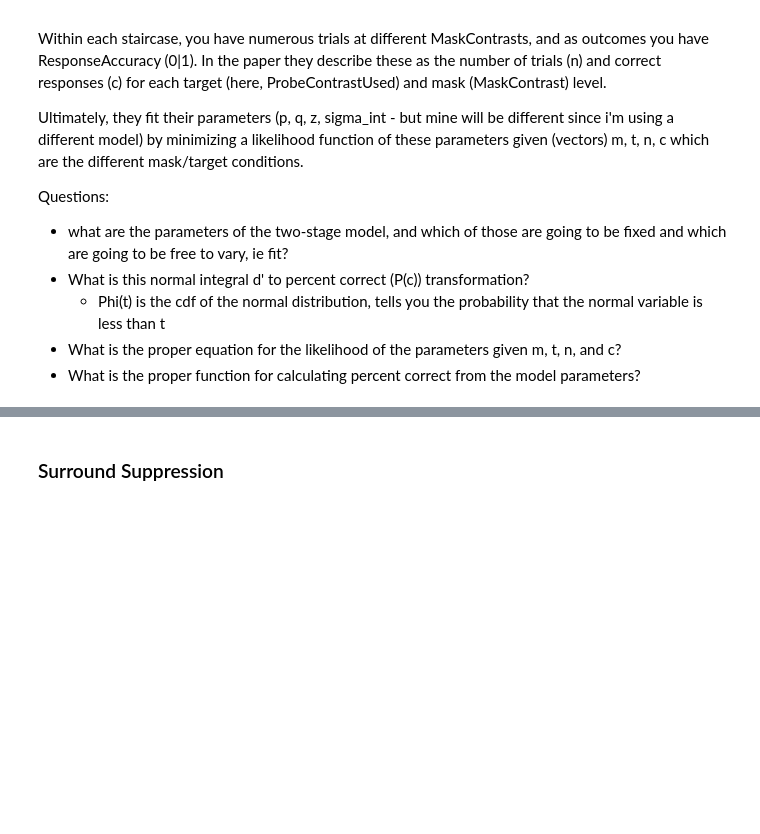
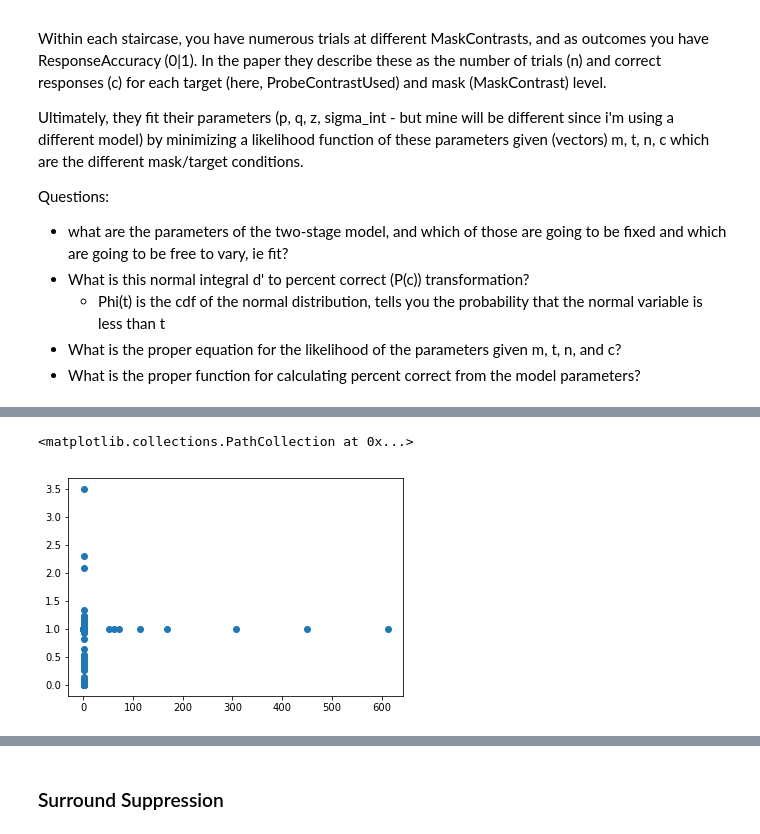
Before and after one commit to smerdis/mukerji-ay250, a Jupyter notebook: final_project/Fitting Two-Stage Model to Individual trial data.ipynb, the cells around one changed output, grey strips where cells are left out. Saved outputs shown, nothing was run; the diff lists cells and outputs as text; code cells hidden in the pictures; blank space fills up the shorter version.

```diff
--- a/final_project/Fitting Two-Stage Model to Individual trial data.ipynb
+++ b/final_project/Fitting Two-Stage Model to Individual trial data.ipynb
@@ -21,6 +21,3 @@ os_df = utils.load_individual_os_data(os_data_file)
-# %%
-# sort in order trials were administered, ie block, staricase, trial
-os_df.sort_values(["FileNumber", "StaircaseNumber", "TrialNumberStaircase"], inplace=True)
 # %%
 # Since -1 and -2 represent baseline, these should both be true
 print(np.all(os_df[os_df.Orientation==-1]['MaskContrast']==0))
@@ -51,12 +70,12 @@ Questions:
  * What is the proper function for calculating percent correct from the model parameters?
 # %%
 params = lf.Parameters()
-params.add('m', value=1.3, min=0.0, vary=False)
-params.add('S', value=1, min=0.0, vary=False)
+params.add('m', value=1.3, vary=False)
+params.add('S', value=1, vary=False)
 params.add('w_m', value=1, min=0.0, vary=True)
 params.add('w_d', value=1, min=0.0, vary=True)
-params.add('a', value=0, vary=False)
-params.add('k', value=0.2, min=0.0, max=1.0, vary=True)
+params.add('a', value=0, min=0.0, vary=True)
+params.add('k', value=0.2, vary=False)
 params.add('p', value=8, vary=False)
 params.add('q', value=6.5, vary=False)
 params.add('Z', value=.0085, vary=False)
@@ -67,2 +82,2 @@ model.loglikelihood(11, 4, .5)
 # %%
-df.groupby(gvars).apply(utils.model_condition, model.two_stage_response, params)
+fitted_params = df.groupby(gvars).apply(utils.model_condition, model.two_stage_response, params)
@@ -68,0 +102,2 @@ df.groupby(gvars).apply(utils.model_condition, model.two_stage_response, params)
+# %%
+fitted_df = fitted_params.reset_index()
@@ -68,0 +125,5 @@ df.groupby(gvars).apply(utils.model_condition, model.two_stage_response, params)
+# %%
+plt.scatter(fitted_df['w_m'], fitted_df['w_d'])
+# %% [output]
+<matplotlib.collections.PathCollection at 0x...>
+[figure, added]
```
Also changed, not shown: parts of 20 cells of this notebook, 2 other files.
